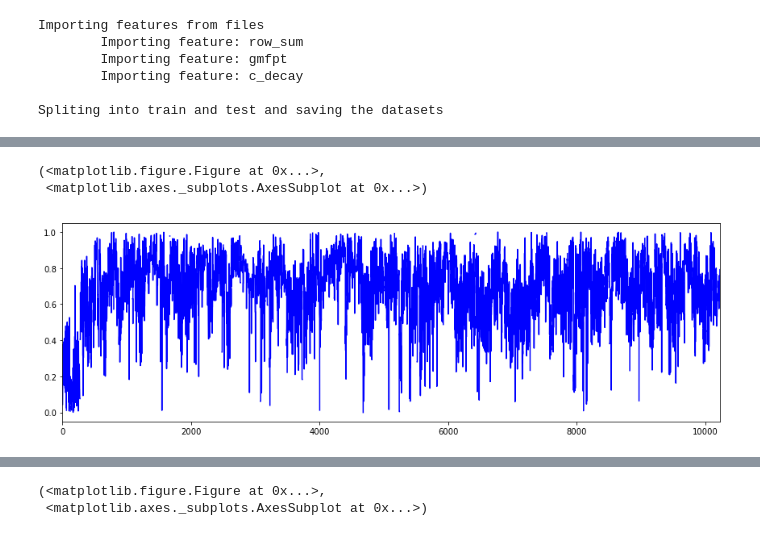
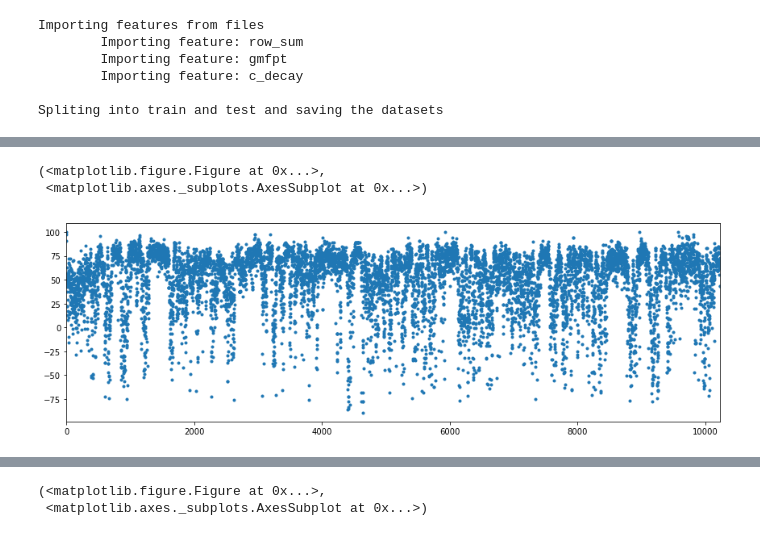
Before and after one commit to tiavlovskiegor24/CRG, a Jupyter notebook: HIV expression.ipynb, the cells around one changed output, grey strips where cells are left out. Drawn from its saved outputs; the diff is of its cells as text; code cells hidden in the pictures.

```diff
--- a/HIV expression.ipynb
+++ b/HIV expression.ipynb
@@ -68,10 +76,9 @@ ML_inputs["feature_types"]
 # %%
-feature = "r"
+feature = "ab_score"
 array = ML_inputs["samples"][:,ML_inputs["feature_types"][feature]].ravel().astype(float)
+%run myplot
+myplot(array,style=".")
+# %% [output]
+(<matplotlib.figure.Figure at 0x...>,
+ <matplotlib.axes._subplots.AxesSubplot at 0x...>)
+[figure, added]
-# %%
-%run myplot
-myplot(array)
-# %% [output]
-(<matplotlib.figure.Figure at 0x...>,
- <matplotlib.axes._subplots.AxesSubplot at 0x...>)
-[figure, removed]
```
Also changed, not shown: parts of 9 cells of this notebook, 4 other files.
